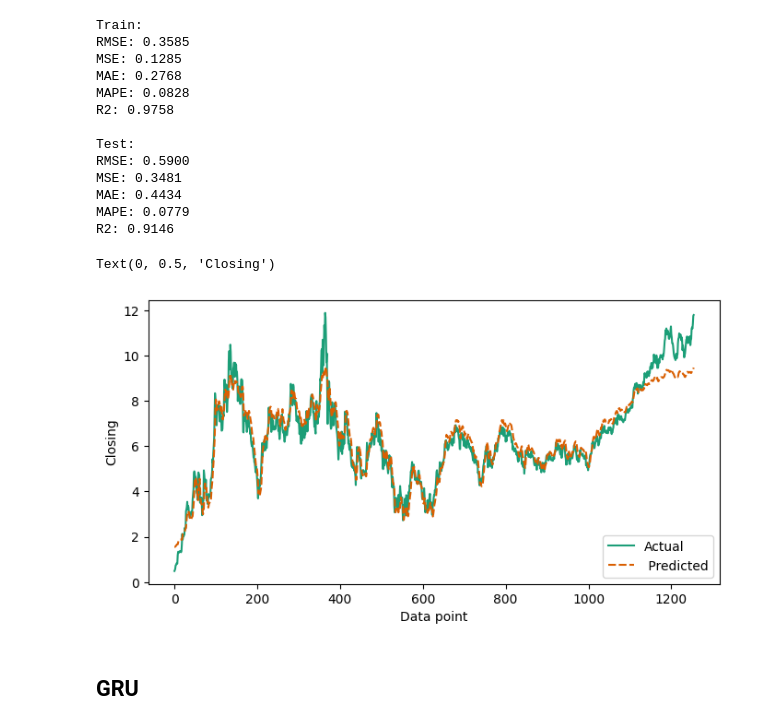
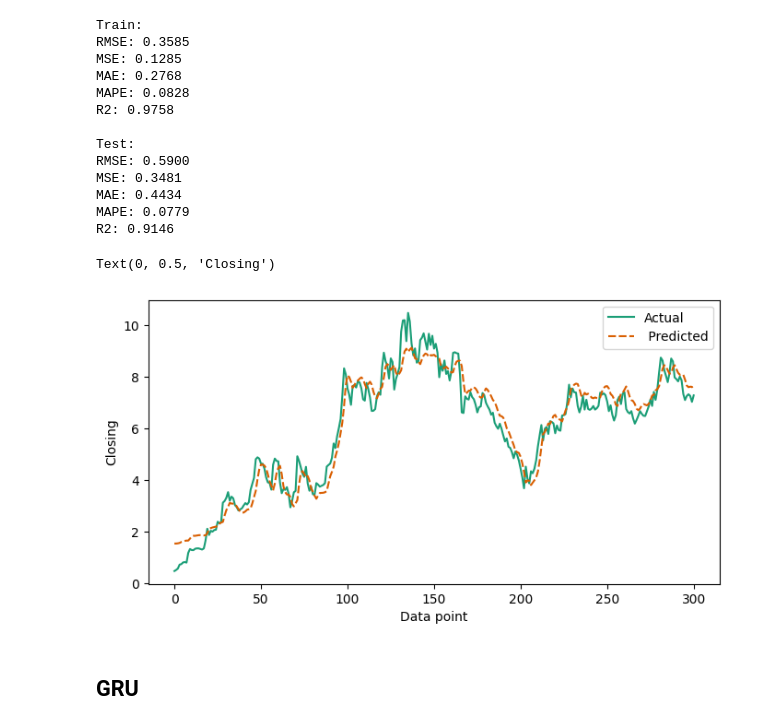
Before and after one commit to ThienNguyen3001/Stock-Price-Prediction-RNN-LSTM-GRU, a Jupyter notebook: stock_price_predict.ipynb, the cells around one changed output. Drawn from its saved outputs; the diff is of its cells as text; code cells hidden in the pictures.

```diff
--- a/stock_price_predict.ipynb
+++ b/stock_price_predict.ipynb
@@ -537,22 +537,22 @@ rnn_test_plot.columns = ['Actual', ' Predicted']
 # %%
 #Predictions vs actual price for the RNN model
 sns.set_palette('Dark2')
 
 # fig, axes = plt.subplots(1, 1, sharex = False, figsize = (13,6))
 # fig.suptitle('Actual vs predicted prices for all models')
 
 # rnn_training_plot = sns.lineplot(ax = axes[0], data = rnn_train_plot)
 # rnn_training_plot.set_title('RNN (training)')
 # rnn_training_plot.set_xlabel('Data point')
 # rnn_training_plot.set_ylabel('Closing')
 
-rnn_testing_plot = sns.lineplot(data = rnn_test_plot)
+rnn_testing_plot = sns.lineplot(data = rnn_test_plot[0:301])
 # rnn_testing_plot.set_title('RNN (testing)')
 rnn_testing_plot.set_xlabel('Data point')
 rnn_testing_plot.set_ylabel('Closing')
 # %% [output]
 Text(0, 0.5, 'Closing')
-[figure, old version]
+[figure, new version]
 # %% [markdown]
 ## GRU
 # %%
```
Also changed, not shown: parts of 5 cells of this notebook.
